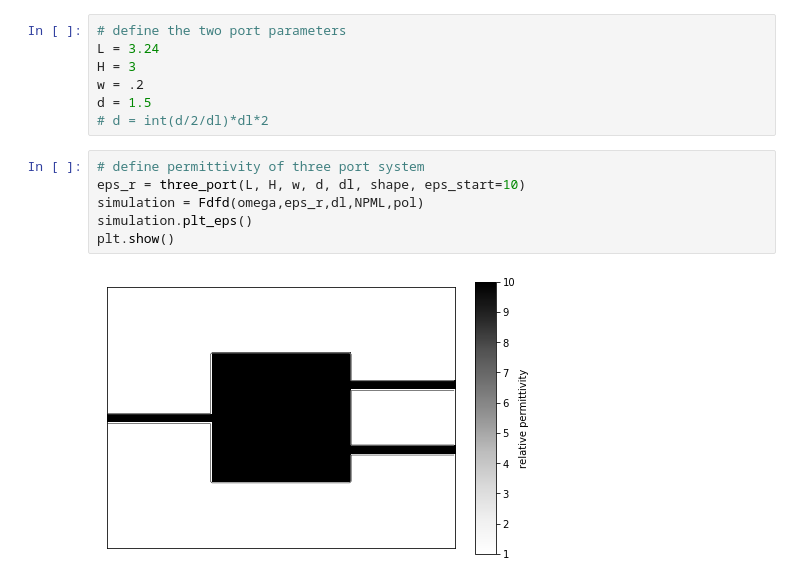
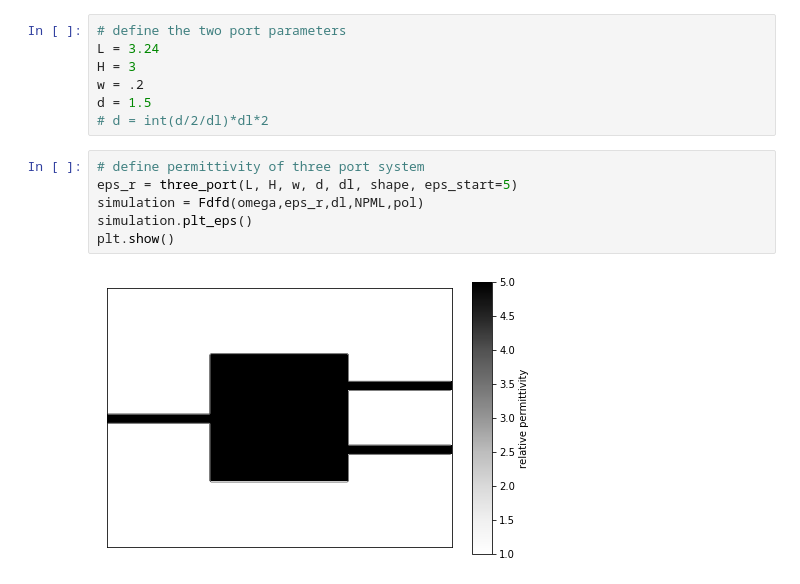
Before and after one commit to fancompute/angler, a Jupyter notebook: Notebooks/Flux_resolution.ipynb, the cells around one changed output. Cells and saved outputs as stored; diff of their text form.

```diff
--- a/Notebooks/Flux_resolution.ipynb
+++ b/Notebooks/Flux_resolution.ipynb
@@ -35,12 +35,12 @@ d = 1.5
 # d = int(d/2/dl)*dl*2
 # %%
 # define permittivity of three port system
-eps_r = three_port(L, H, w, d, dl, shape, eps_start=10)
+eps_r = three_port(L, H, w, d, dl, shape, eps_start=5)
 simulation = Fdfd(omega,eps_r,dl,NPML,pol)
 simulation.plt_eps()
 plt.show()
 # %% [output]
-[figure, old version]
+[figure, new version]
 # %%
 # set the modal source and probes
 simulation.add_mode(3.5, 'x', [15, ny], 100, scale=70)
```
Also changed, not shown: parts of 4 cells of this notebook.
